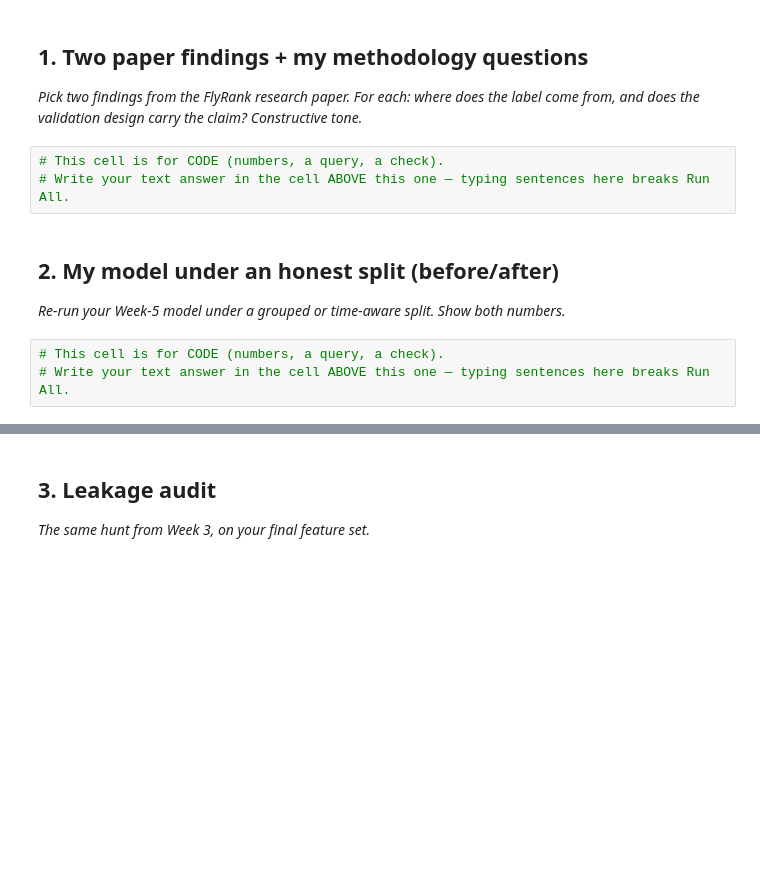
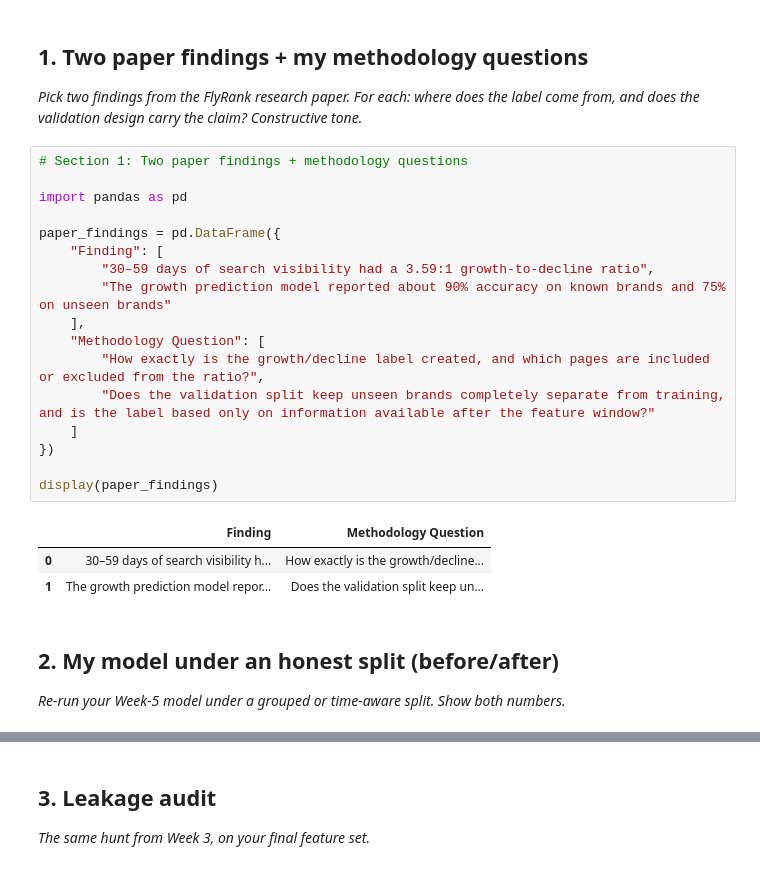
Before and after one commit to abbottabad123/flyrank-ml-track, a Jupyter notebook: work/notebooks/w06_validation_audit.ipynb, the cells around one changed output, grey strips where cells are left out. Cells and saved outputs as stored; diff of their text form; blank space fills up the shorter version.

```diff
--- a/work/notebooks/w06_validation_audit.ipynb
+++ b/work/notebooks/w06_validation_audit.ipynb
@@ -10,13 +10,28 @@ This skeleton is yours to fill. Work the sections **in order** — each one has
 ## 1. Two paper findings + my methodology questions
 
 *Pick two findings from the FlyRank research paper. For each: where does the label come from, and does the validation design carry the claim? Constructive tone.*
-# %%
-# This cell is for CODE (numbers, a query, a check).
-# Write your text answer in the cell ABOVE this one — typing sentences here breaks Run All.
+# %%
+# Section 1: Two paper findings + methodology questions
+
+import pandas as pd
+
+paper_findings = pd.DataFrame({
+    "Finding": [
+        "30–59 days of search visibility had a 3.59:1 growth-to-decline ratio",
+        "The growth prediction model reported about 90% accuracy on known brands and 75% on unseen brands"
+    ],
+    "Methodology Question": [
+        "How exactly is the growth/decline label created, and which pages are included or excluded from the ratio?",
+        "Does the validation split keep unseen brands completely separate from training, and is the label based only on information available after the feature window?"
+    ]
+})
+
+display(paper_findings)
+# %% [output]
+|  | Finding | Methodology Question |
+| 0 | 30–59 days of search visibility h... | How exactly is the growth/decline... |
+| 1 | The growth prediction model repor... | Does the validation split keep un... |
 # %% [markdown]
 ## 2. My model under an honest split (before/after)
 
 *Re-run your Week-5 model under a grouped or time-aware split. Show both numbers.*
-# %%
-# This cell is for CODE (numbers, a query, a check).
-# Write your text answer in the cell ABOVE this one — typing sentences here breaks Run All.
```
Also changed, not shown: parts of 5 cells of this notebook.
